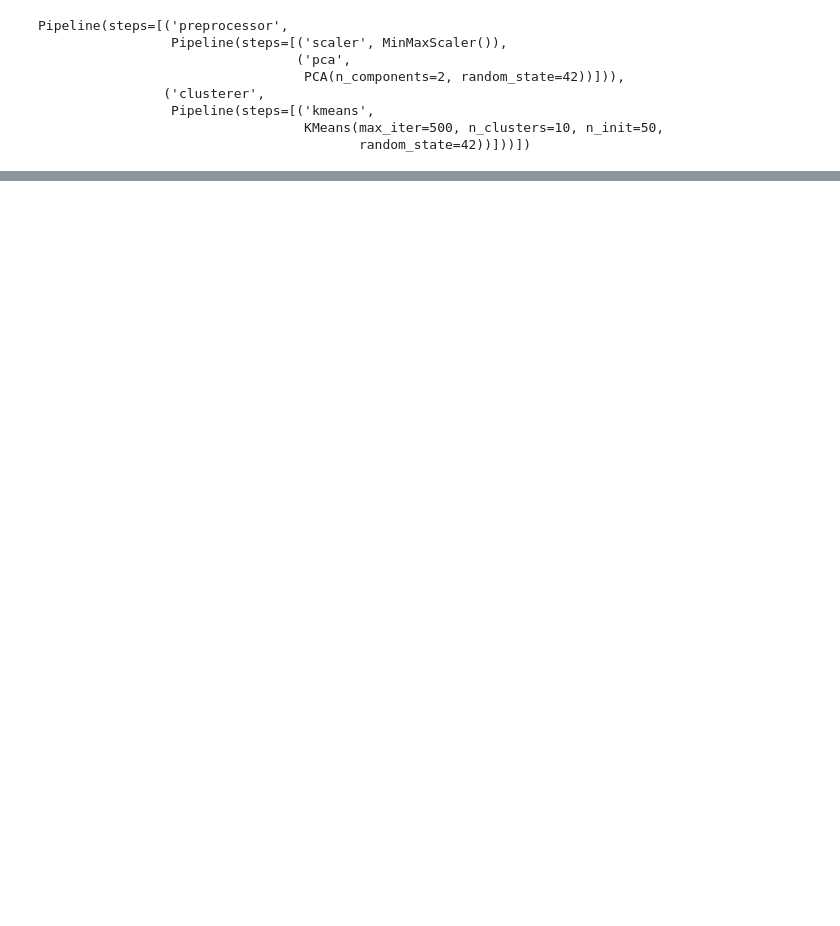
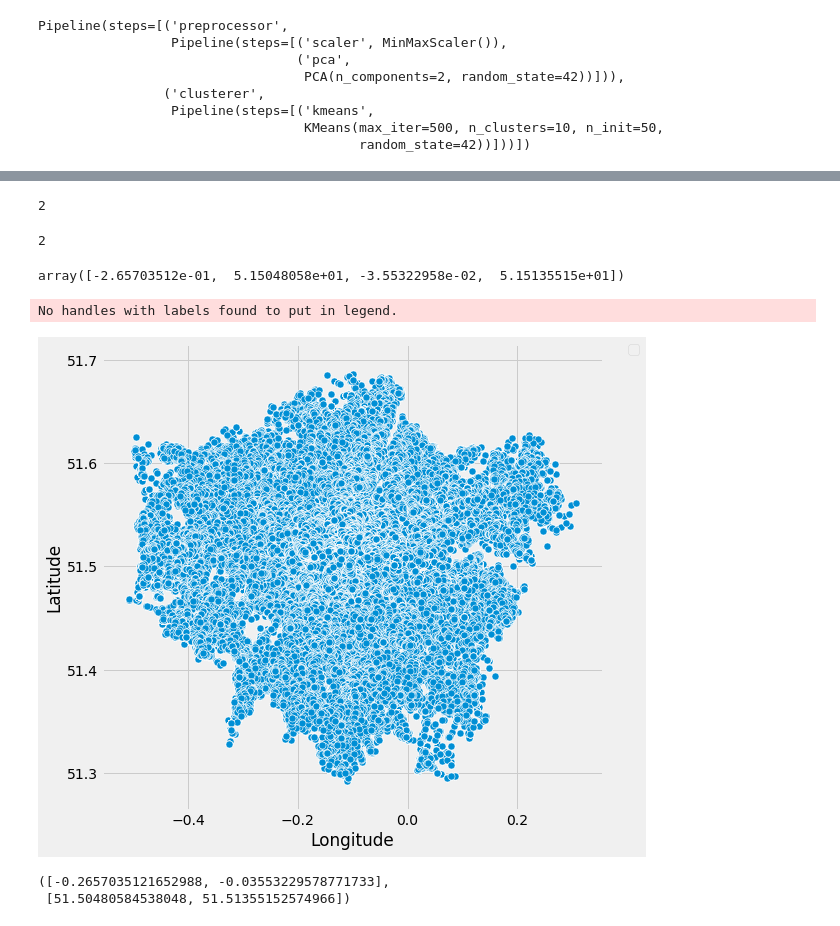
Before and after one commit to ElanoBeer/Data-Challenge-2, a Jupyter notebook: Cluster Analysis.ipynb, the cells around one changed output, grey strips where cells are left out. Cells and saved outputs as stored; diff of their text form; code cells hidden in the pictures; blank space fills up the shorter version.

```diff
--- a/Cluster Analysis.ipynb
+++ b/Cluster Analysis.ipynb
@@ -160,0 +161,18 @@ No handles with labels found to put in legend.
+# %%
+selected_data_clustering = df[["Longitude", "Latitude"]].dropna()
+
+n_clusters_range = [2,3,4,5,6,7,8,9,10]
+n_clusters_range_silhouetteScore = {}
+
+for i in tq.tqdm(n_clusters_range[0:4]):
+    kmeans = KMeans(n_clusters=i).fit(selected_data_clustering)
+    n_clusters_range_silhouetteScore[i] = silhouette_score(
+        selected_data_clustering,
+        kmeans.labels_,
+        sample_size = 1000)
+
+print(max(n_clusters_range_silhouetteScore, key=n_clusters_range_silhouetteScore.get))
+kmeans = KMeans(n_clusters = max(n_clusters_range_silhouetteScore, key=n_clusters_range_silhouetteScore.get)).fit(selected_data_clustering)
+cluster_means = kmeans.cluster_centers_.ravel()
+# %% [output]
+2
@@ -160,0 +189,47 @@ No handles with labels found to put in legend.
+# %%
+print(max(n_clusters_range_silhouetteScore, key=n_clusters_range_silhouetteScore.get))
+kmeans = KMeans(n_clusters = max(n_clusters_range_silhouetteScore, key=n_clusters_range_silhouetteScore.get)).fit(selected_data_clustering)
+cluster_means = kmeans.cluster_centers_.ravel()
+# %% [output]
+2
+# %%
+cluster_means
+# %% [output]
+array([-2.65703512e-01,  5.15048058e+01, -3.55322958e-02,  5.15135515e+01])
+# %%
+plt.style.use("fivethirtyeight")
+plt.figure(figsize=(8, 8))
+
+scat = sns.scatterplot(
+        "Longitude",
+        "Latitude",
+        s=50,
+        data=selected_data_clustering,
+        palette="Set2",
+        )
+
+scat.set_title(
+    ""
+    )
+plt.legend(bbox_to_anchor=(1.05, 1), loc=2, borderaxespad=0.0)
+
+plt.show()
+# %% [output]
+No handles with labels found to put in legend.
+[figure, added]
+# %%
+cluster_lst1 = []
+cluster_lst2 = []
+count = 0
+
+for i in cluster_means:
+    if count % 2 == 0:
+        cluster_lst1.append(i)
+    else:
+        cluster_lst2.append(i)
+    count += 1
+
+cluster_lst1, cluster_lst2
+# %% [output]
+([-0.2657035121652988, -0.03553229578771733],
+ [51.50480584538048, 51.51355152574966])
```
Also changed, not shown: parts of 26 cells of this notebook.
